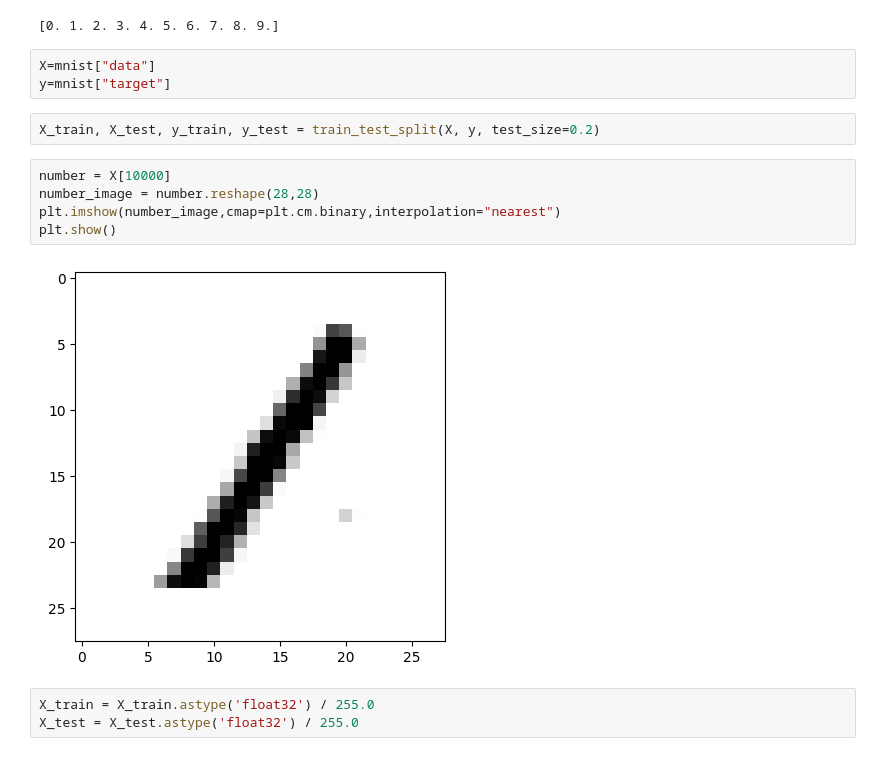
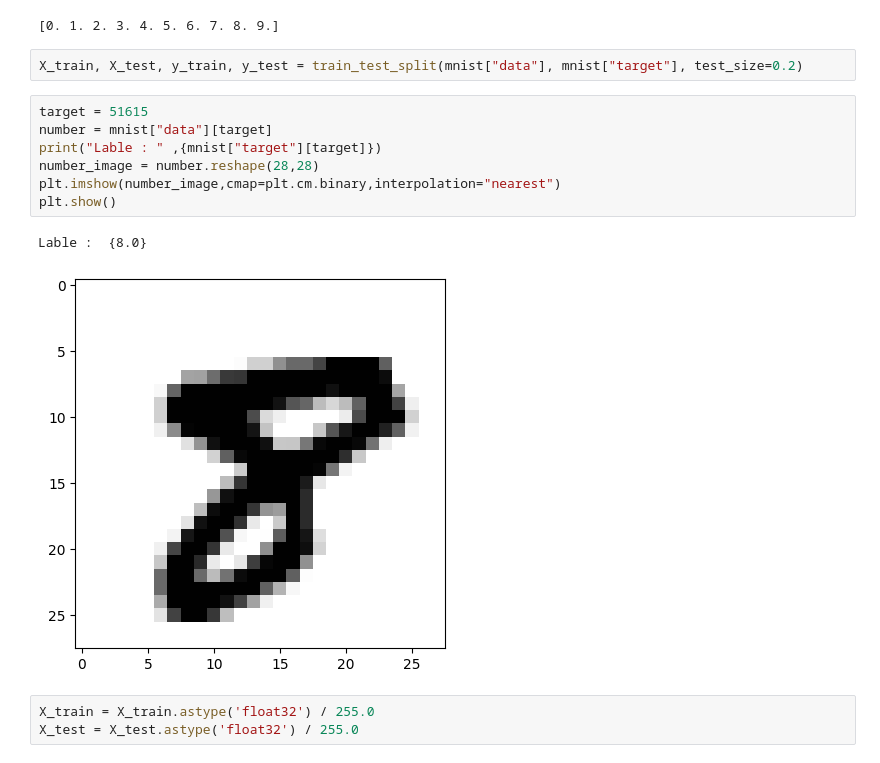
Before and after one commit to Kyaputan/Lab3-Machine-Learning, a Jupyter notebook: Linear_Model/ex01/mnist-original.ipynb, the cells around one changed output. Cells and saved outputs as stored; diff of their text form.

```diff
--- a/Linear_Model/ex01/mnist-original.ipynb
+++ b/Linear_Model/ex01/mnist-original.ipynb
@@ -22,18 +22,18 @@ import numpy as np
 print(np.unique(mnist["target"]))
 # %% [output]
 [0. 1. 2. 3. 4. 5. 6. 7. 8. 9.]
-# %%
-X=mnist["data"]
-y=mnist["target"]
 # %%
-X_train, X_test, y_train, y_test = train_test_split(X, y, test_size=0.2)
+X_train, X_test, y_train, y_test = train_test_split(mnist["data"], mnist["target"], test_size=0.2)
 # %%
-number = X[10000]
+target = 51615
+number = mnist["data"][target]
+print("Lable : " ,{mnist["target"][target]})
 number_image = number.reshape(28,28)
 plt.imshow(number_image,cmap=plt.cm.binary,interpolation="nearest")
 plt.show()
 # %% [output]
+Lable :  {8.0}
-[figure, old version]
+[figure, new version]
 # %%
 X_train = X_train.astype('float32') / 255.0
 X_test = X_test.astype('float32') / 255.0
```
Also changed, not shown: parts of 5 cells of this notebook, 8 other files.
